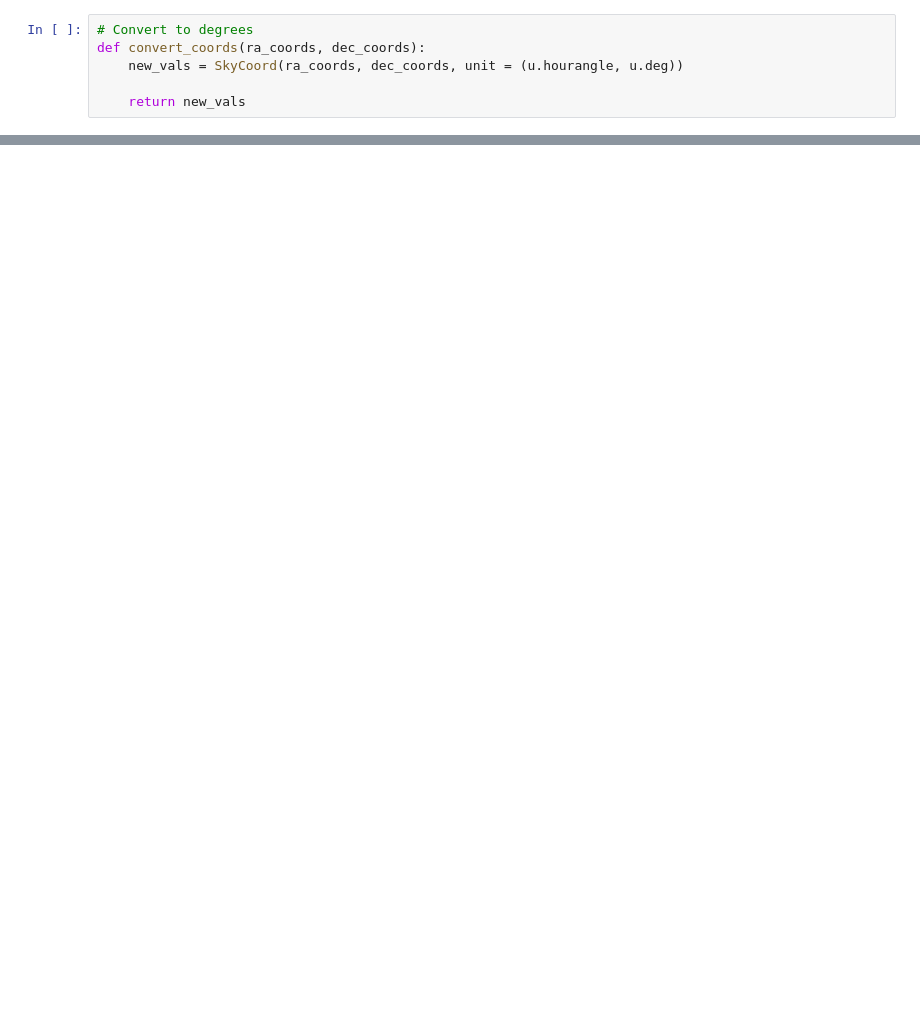
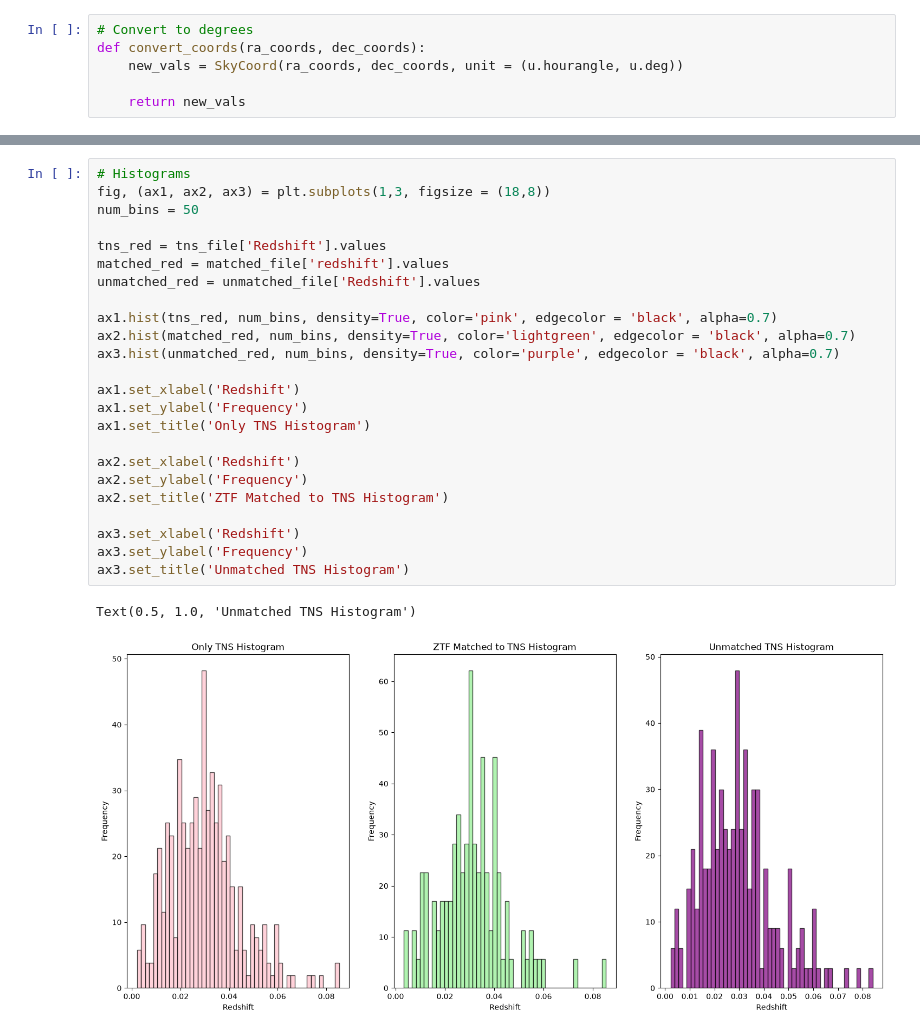
Before and after one commit to kkailanli/research_proj, a Jupyter notebook: Plotting_Trials.ipynb, the cells around one changed output, grey strips where cells are left out. Drawn from its saved outputs; the diff is of its cells as text; blank space fills up the shorter version.

```diff
--- a/Plotting_Trials.ipynb
+++ b/Plotting_Trials.ipynb
@@ -179,0 +231,27 @@ Text(0.5, 1.0, 'TNS vs ZTF unmatched to TNS')
+# %%
+# Histograms
+fig, (ax1, ax2, ax3) = plt.subplots(1,3, figsize = (18,8))
+num_bins = 50
+
+tns_red = tns_file['Redshift'].values
+matched_red = matched_file['redshift'].values
+unmatched_red = unmatched_file['Redshift'].values
+
+ax1.hist(tns_red, num_bins, density=True, color='pink', edgecolor = 'black', alpha=0.7)
+ax2.hist(matched_red, num_bins, density=True, color='lightgreen', edgecolor = 'black', alpha=0.7)
+ax3.hist(unmatched_red, num_bins, density=True, color='purple', edgecolor = 'black', alpha=0.7)
+
+ax1.set_xlabel('Redshift')
+ax1.set_ylabel('Frequency')
+ax1.set_title('Only TNS Histogram')
+
+ax2.set_xlabel('Redshift')
+ax2.set_ylabel('Frequency')
+ax2.set_title('ZTF Matched to TNS Histogram')
+
+ax3.set_xlabel('Redshift')
+ax3.set_ylabel('Frequency')
+ax3.set_title('Unmatched TNS Histogram')
+# %% [output]
+Text(0.5, 1.0, 'Unmatched TNS Histogram')
+[figure, added]
```
Also changed, not shown: parts of 18 cells of this notebook, 11 other files.
